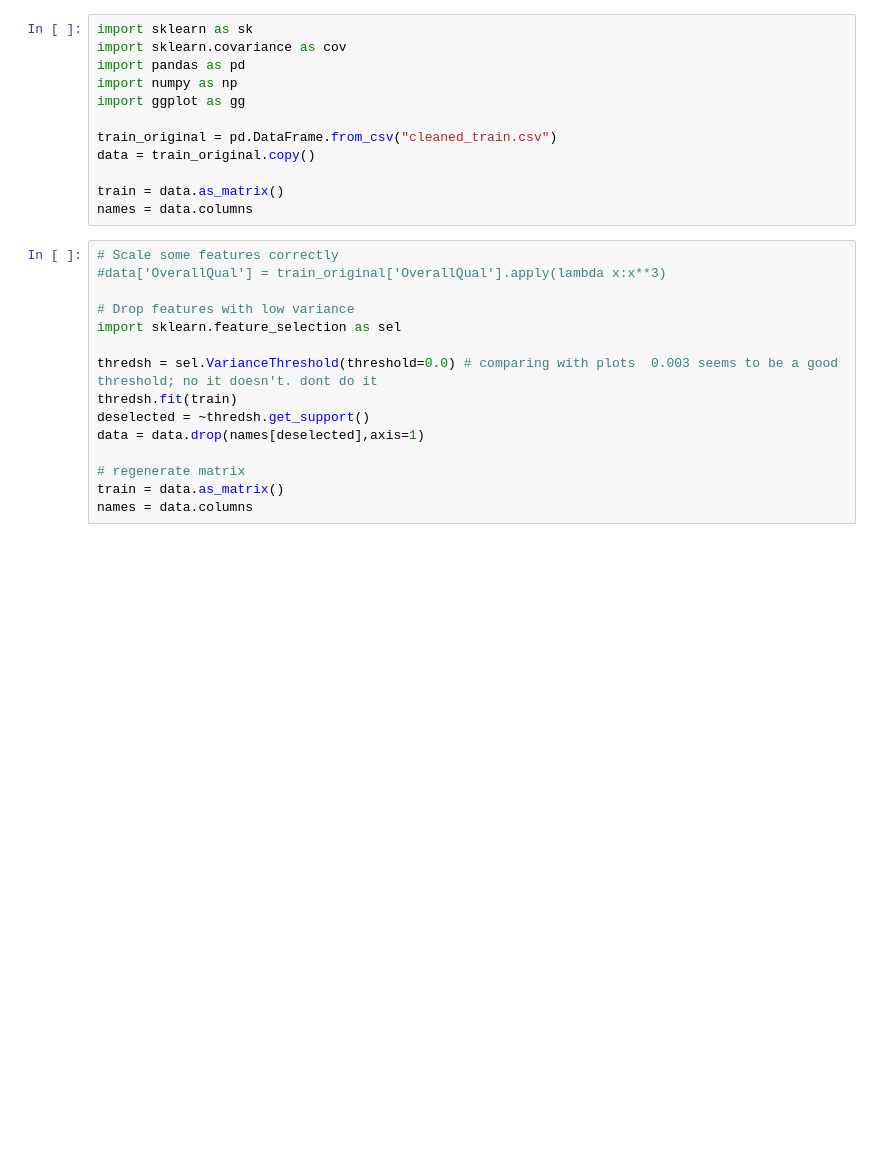
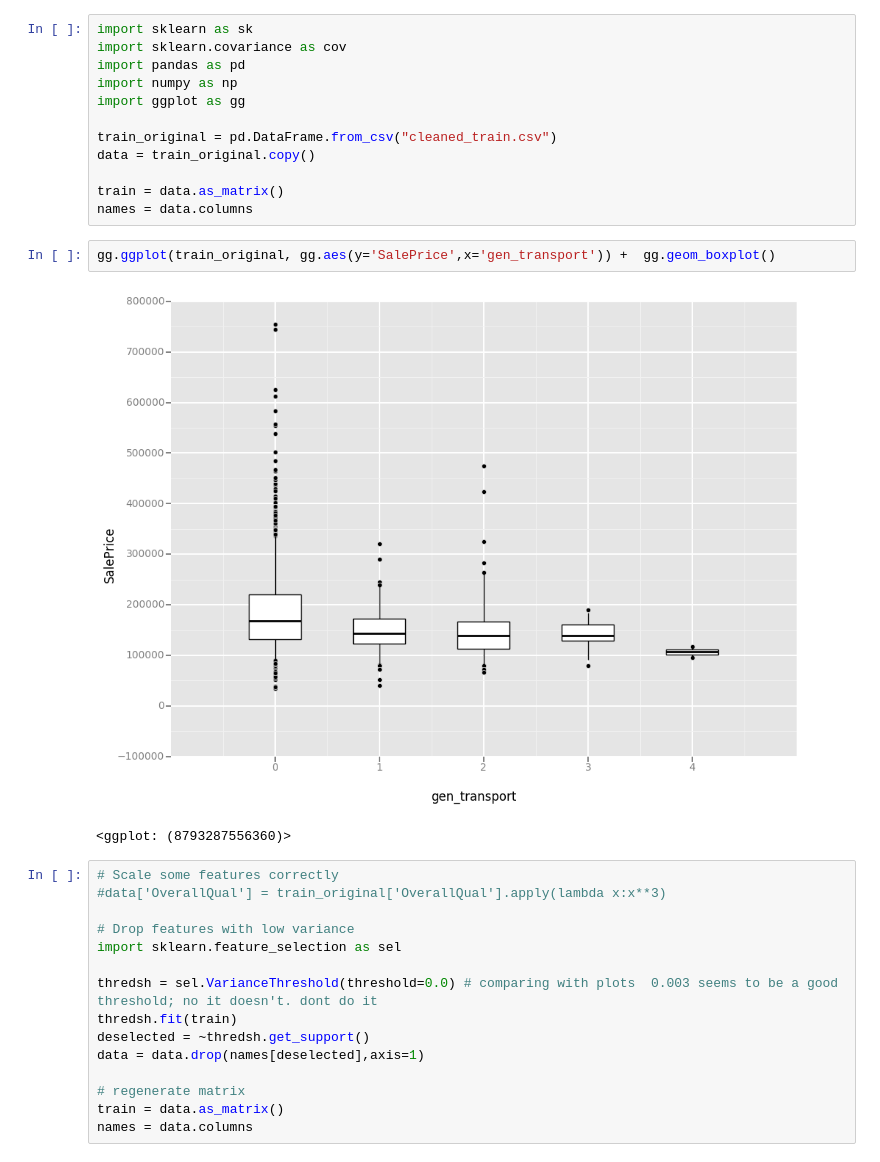
Before and after one commit to DimensionalScoop/SMD, a Jupyter notebook: Max/Blatt8/Model.ipynb, the cells around one changed output. Cells and saved outputs as stored; diff of their text form; blank space fills up the shorter version.

```diff
--- a/Max/Blatt8/Model.ipynb
+++ b/Max/Blatt8/Model.ipynb
@@ -10,6 +10,11 @@ data = train_original.copy()
 
 train = data.as_matrix()
 names = data.columns
+# %%
+gg.ggplot(train_original, gg.aes(y='SalePrice',x='gen_transport')) +  gg.geom_boxplot()
+# %% [output]
+[figure, added]
+<ggplot: (8793287556360)>
 # %%
 # Scale some features correctly
 #data['OverallQual'] = train_original['OverallQual'].apply(lambda x:x**3)
```
Also changed, not shown: parts of 8 cells of this notebook, 5 other files.
